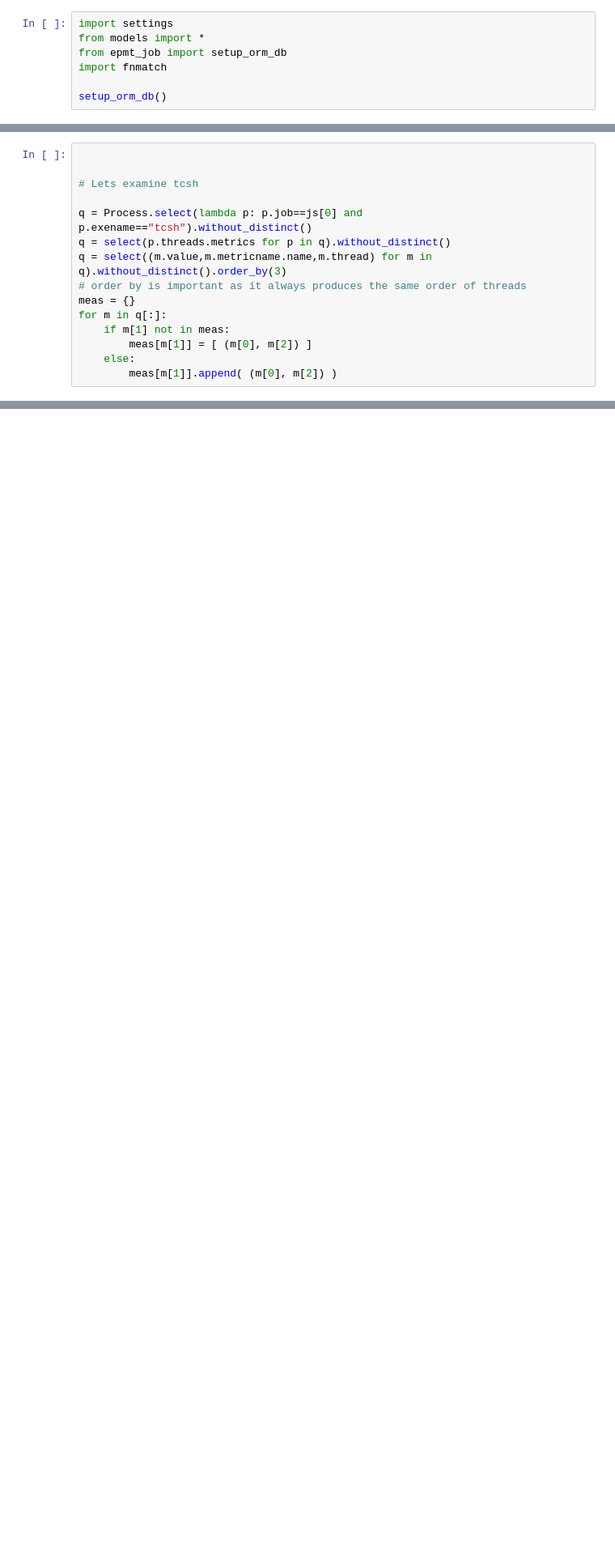
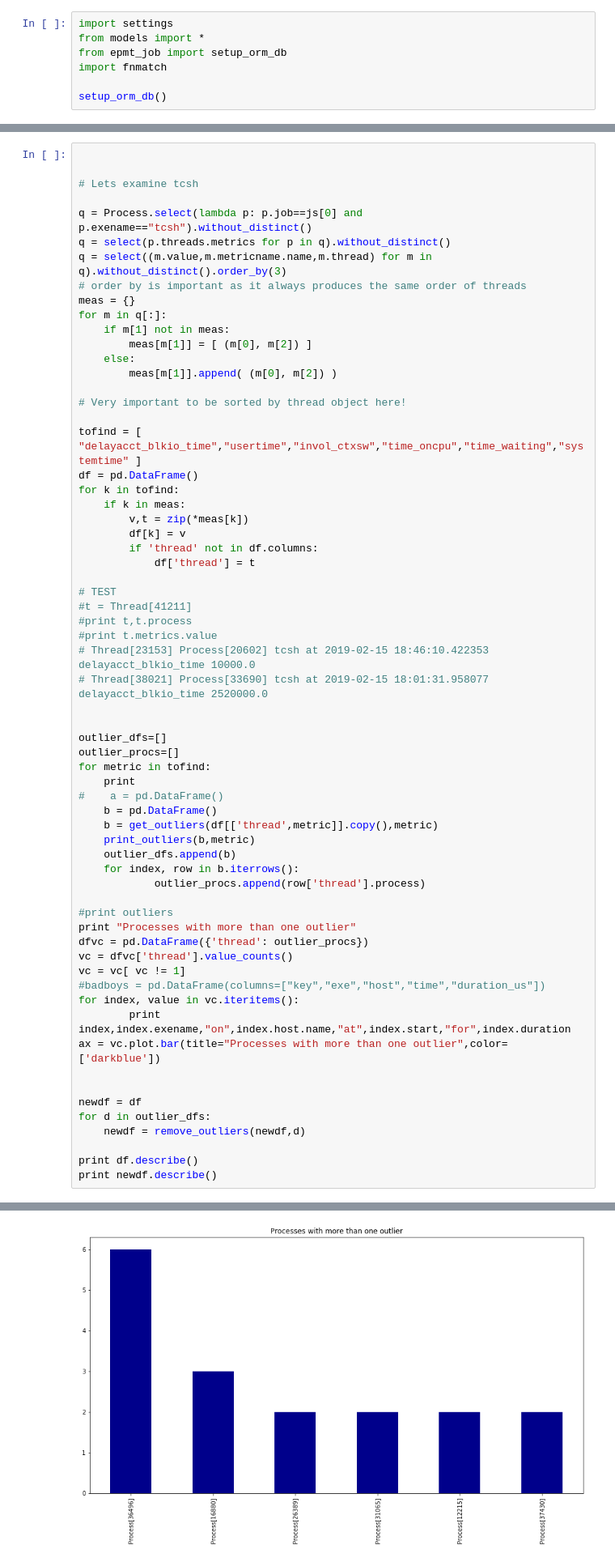
Before and after one commit to ilaflott/epmt, a Jupyter notebook: EPMT.ipynb, the cells around one changed output, grey strips where cells are left out. Shown at 81% size. Drawn from its saved outputs; the diff is of its cells as text; blank space fills up the shorter version.

```diff
--- a/EPMT.ipynb
+++ b/EPMT.ipynb
@@ -186,4 +292,53 @@ for m in q[:]:
         meas[m[1]] = [ (m[0], m[2]) ]
     else:
         meas[m[1]].append( (m[0], m[2]) )
+
+# Very important to be sorted by thread object here!
+
+tofind = [ "delayacct_blkio_time","usertime","invol_ctxsw","time_oncpu","time_waiting","systemtime" ]
+df = pd.DataFrame()
+for k in tofind:
+    if k in meas:
+        v,t = zip(*meas[k])
+        df[k] = v
+        if 'thread' not in df.columns:
+            df['thread'] = t
+
+# TEST
+#t = Thread[41211]
+#print t,t.process
+#print t.metrics.value
+# Thread[23153] Process[20602] tcsh at 2019-02-15 18:46:10.422353 delayacct_blkio_time 10000.0
+# Thread[38021] Process[33690] tcsh at 2019-02-15 18:01:31.958077 delayacct_blkio_time 2520000.0
+
+
+outlier_dfs=[]
+outlier_procs=[]
+for metric in tofind:
+    print
+#    a = pd.DataFrame()
+    b = pd.DataFrame()
+    b = get_outliers(df[['thread',metric]].copy(),metric)
+    print_outliers(b,metric)
+    outlier_dfs.append(b)
+    for index, row in b.iterrows():
+            outlier_procs.append(row['thread'].process)
+
+#print outliers
+print "Processes with more than one outlier"
+dfvc = pd.DataFrame({'thread': outlier_procs})
+vc = dfvc['thread'].value_counts()
+vc = vc[ vc != 1]
+#badboys = pd.DataFrame(columns=["key","exe","host","time","duration_us"])
+for index, value in vc.iteritems():
+        print index,index.exename,"on",index.host.name,"at",index.start,"for",index.duration
+ax = vc.plot.bar(title="Processes with more than one outlier",color=['darkblue'])
+
+
+newdf = df
+for d in outlier_dfs:
+    newdf = remove_outliers(newdf,d)
+
+print df.describe()
+print newdf.describe()
 # %% [output]
@@ -206,0 +362 @@ write_bytes [(0.0, Thread[3]), (0.0, Thread[5])]
+[figure, added]
```
Also changed, not shown: parts of 10 cells of this notebook.
